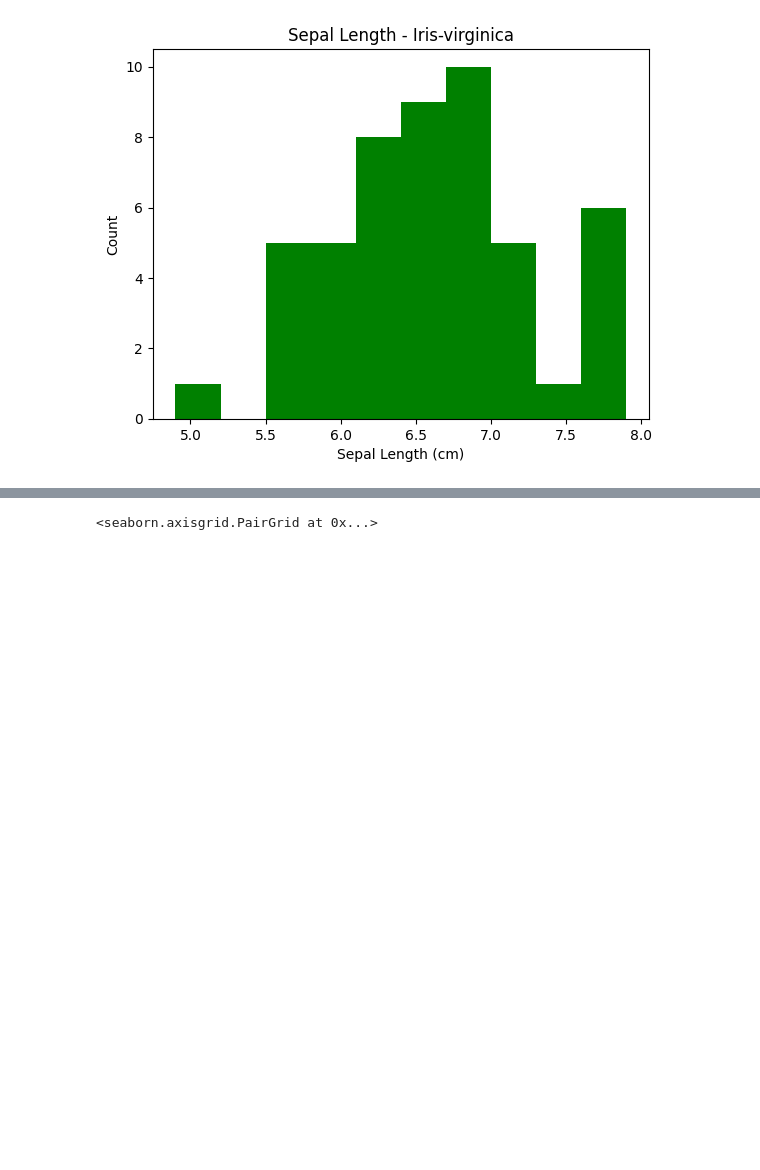
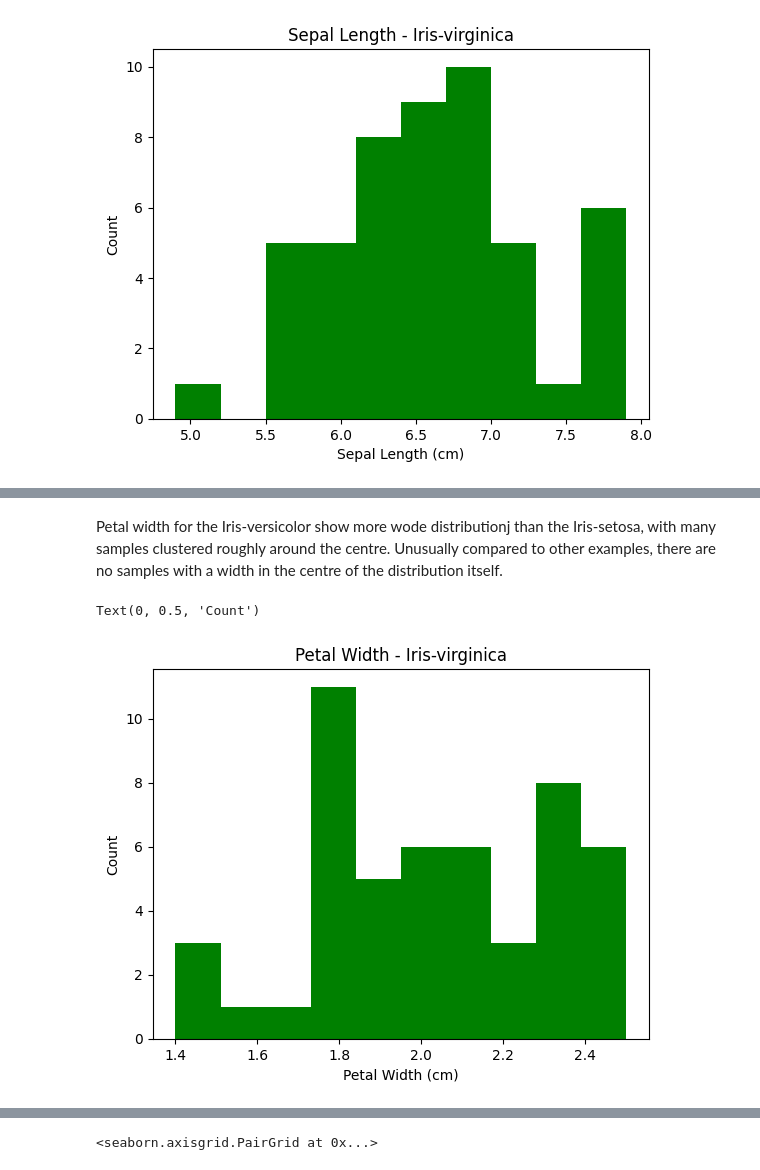
Before and after one commit to tomdbrophy/fund_data_analysis_assessment, a Jupyter notebook: project.ipynb, the cells around one changed output, grey strips where cells are left out. Cells and saved outputs as stored; diff of their text form; code cells hidden in the pictures; blank space fills up the shorter version.

```diff
--- a/project.ipynb
+++ b/project.ipynb
@@ -117,0 +141,10 @@ The Iris-virginica sepal lengths are focused mostly in the range of 6cm-7cm with
+# %% [markdown]
+Petal width for the Iris-versicolor show more wode distributionj than the Iris-setosa, with many samples clustered roughly around the centre. Unusually compared to other examples, there are no samples with a width in the centre of the distribution itself.
+# %%
+plt.hist(virginica['petal width'], color='g')
+plt.title('Petal Width - Iris-virginica')
+plt.xlabel('Petal Width (cm)')
+plt.ylabel('Count')
+# %% [output]
+Text(0, 0.5, 'Count')
+[figure, added]
```
Also changed, not shown: parts of 11 cells of this notebook.
